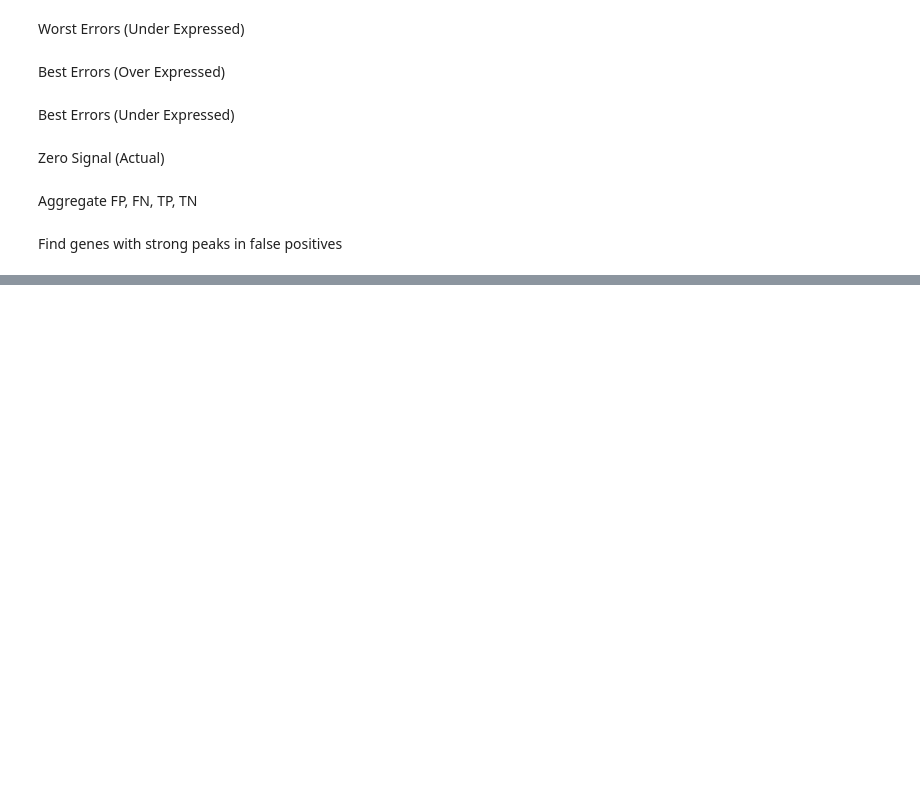
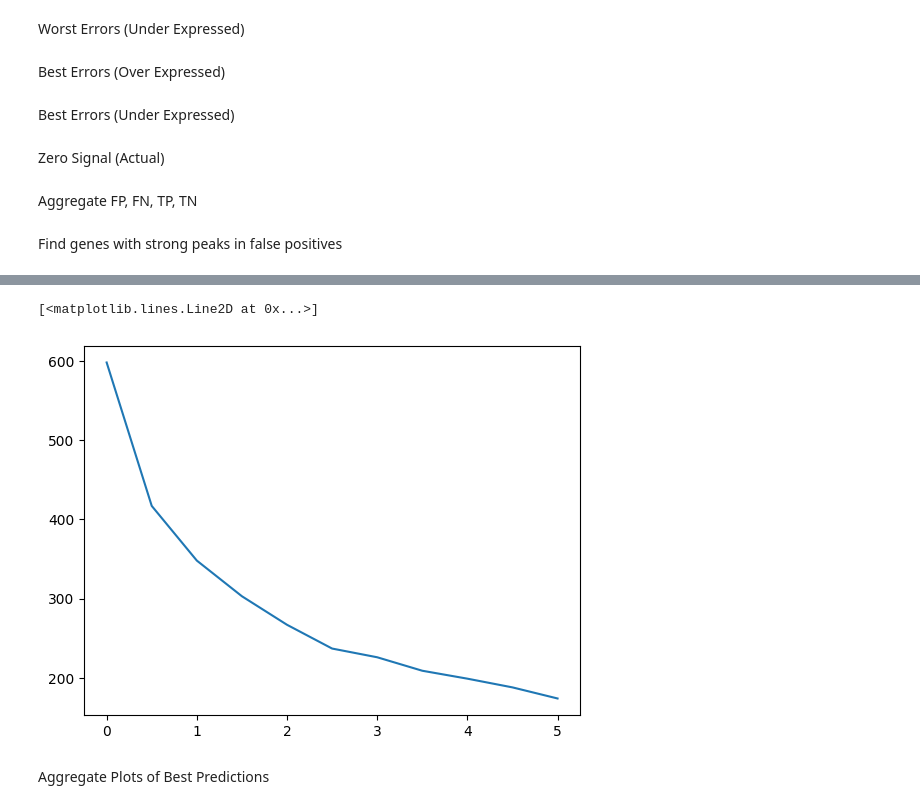
Before and after one commit to AndrewH72/Transcription-Start-Site-Usage-Prediction, a Jupyter notebook: trained_models.ipynb, the cells around one changed output, grey strips where cells are left out. Saved outputs shown, nothing was run; the diff lists cells and outputs as text; code cells hidden in the pictures; blank space fills up the shorter version.

Commit message:
scripts predictions

```diff
--- a/trained_models.ipynb
+++ b/trained_models.ipynb
@@ -501,0 +550,7 @@ Find genes with strong peaks in false positives
+# %%
+plt.plot(thresholds, peak_counts)
+# %% [output]
+[<matplotlib.lines.Line2D at 0x...>]
+[figure, added]
+# %% [markdown]
+Aggregate Plots of Best Predictions
```
Also changed, not shown: parts of 15 cells of this notebook.
